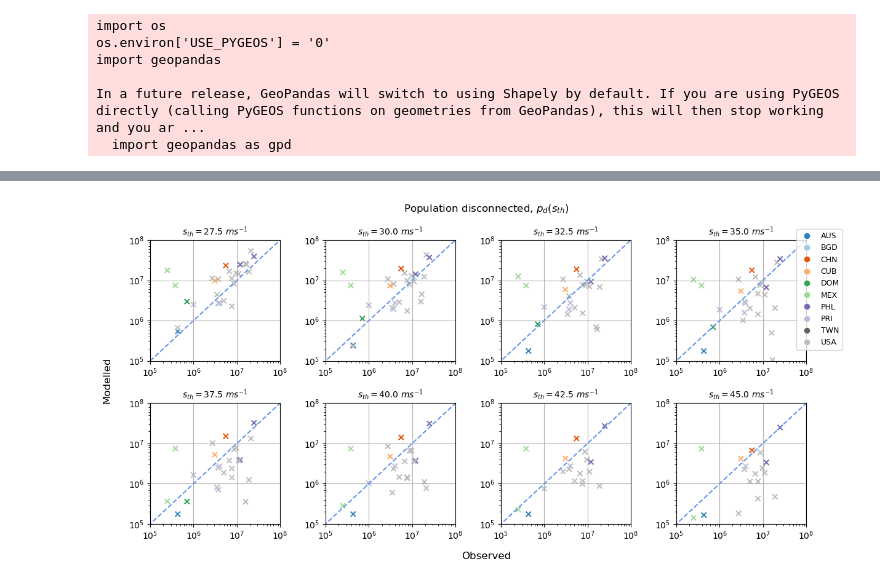
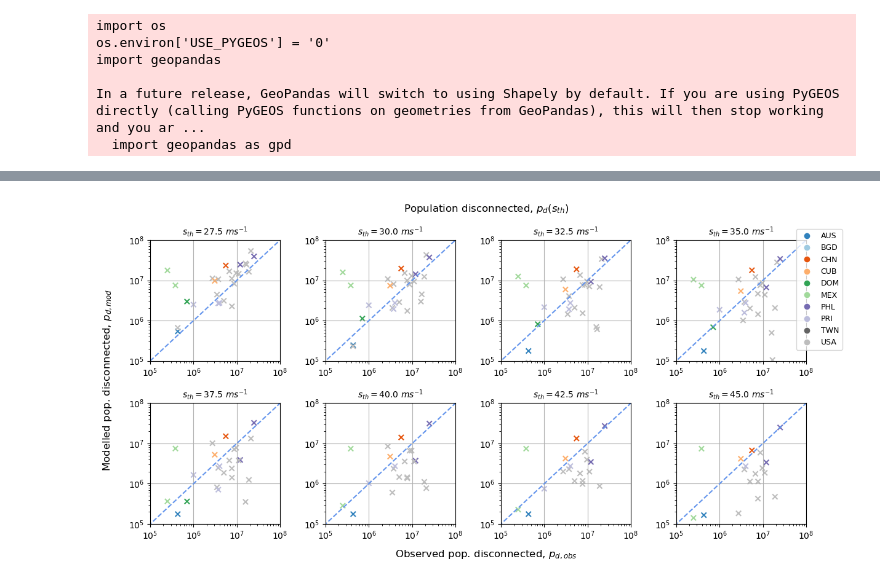
Before and after one commit to nismod/open-gira, a Jupyter notebook: validation/outage_model_validation.ipynb, the cells around one changed output, grey strips where cells are left out. Saved outputs shown, nothing was run; the diff lists cells and outputs as text; code cells hidden in the pictures.

```diff
--- a/validation/outage_model_validation.ipynb
+++ b/validation/outage_model_validation.ipynb
@@ -123,6 +120,8 @@ for threshold in ds.threshold.values:
         by_storm[event_id] = by_storm[event_id].join(mod)
         by_storm[event_id]["error"] = \
             by_storm[event_id].modelled - by_storm[event_id].observed
+        by_storm[event_id]["error_abs"] = \
+            np.abs(by_storm[event_id]["error"])
         by_storm[event_id]["ratio"] = \
             by_storm[event_id].modelled / by_storm[event_id].observed
         by_storm[event_id]["error_norm"] = \
@@ -232,37 +231,40 @@ for row in range(nrows):
         i = col + (row * ncols)
         ax = axes[row, col]
 
         if i < n:
             threshold = thresholds[i]
             df = data.loc[threshold, :, :]
 
             # build a list of RGBA values the same length as the data
             colours = [country_cmap[value] for value in df.index.get_level_values("country_iso_a3").values]
 
             ax.scatter(df.observed, df.modelled, marker="x", c=colours)
             x = np.linspace(0, 10 * max(df.observed), 100)
             ax.plot(x, x, ls="--", c="cornflowerblue")
             ax.grid()
             ax.set_title(f"$s_{{th}} = {threshold} \ m s^{{-1}}$", size=10)
             ax.set_xscale("log")
             ax.set_yscale("log")
             ax.set_xlim(1E5, 1E8)
             ax.set_ylim(1E5, 1E8)
 
         # disable any axes we don't need
         else:
             ax.set_axis_off()
 
-handles = [Line2D([0], [0], marker='o', color='w', markerfacecolor=v, label=k, markersize=8) for k, v in country_cmap.items() if isinstance(k, str)]
+handles = [
+    Line2D([0], [0], marker='o', color='w', markerfacecolor=v, label=k, markersize=8)
+    for k, v in country_cmap.items() if isinstance(k, str)
+]
 f.legend(handles=handles, ncol=1, bbox_to_anchor=(0.95, 0.92), fontsize=9)
 
-f.supxlabel("Observed")
-f.supylabel("Modelled")
+f.supxlabel("Observed pop. disconnected, $p_{d,obs}$")
+f.supylabel("Modelled pop. disconnected, $p_{d,mod}$")
 f.suptitle("Population disconnected, $p_{d}(s_{th})$")
 
 plt.subplots_adjust(bottom=0.11, top=0.88, left=0.08, right=0.9, hspace=0.35, wspace=0.35)
 # %% [output]
-[figure, old version]
+[figure, new version]
 # %%
 # scatter plot modelled vs. observed by threshold (same plot)
 
```
Also changed, not shown: parts of 11 cells of this notebook, 1 other file.
